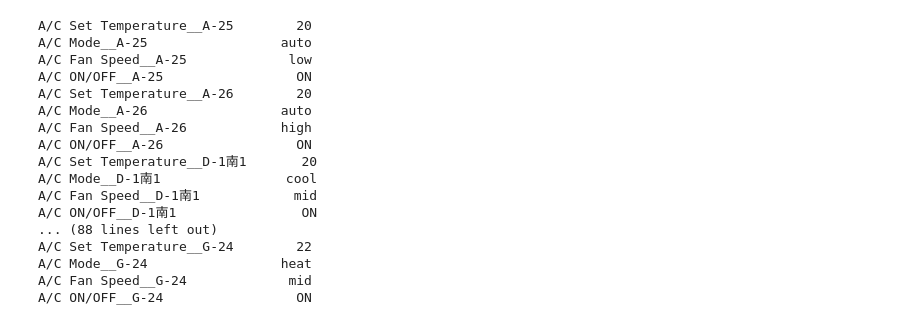
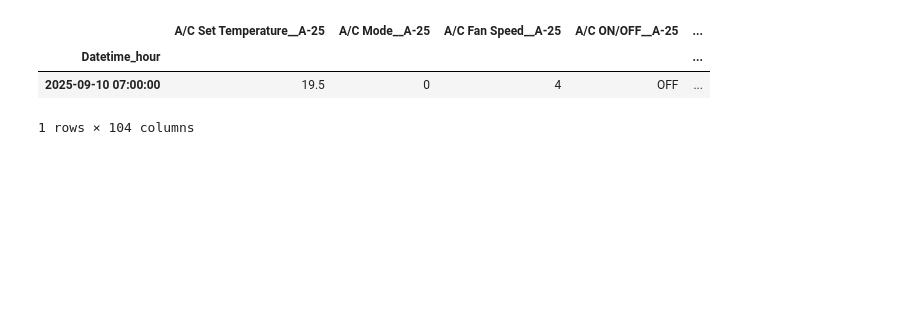
Before and after one commit to MENTERU/AIrux8_opti_logic_prod, a Jupyter notebook: services/airux8-optimize/notebooks/test_agent.ipynb, the cells around one changed output. Drawn from its saved outputs; the diff is of its cells as text; code cells hidden in the pictures; blank space fills up the shorter version.

```diff
--- a/services/airux8-optimize/notebooks/test_agent.ipynb
+++ b/services/airux8-optimize/notebooks/test_agent.ipynb
@@ -125,24 +182,12 @@ onoff_cols = [
 # %%
-set_temp_list = [18, 20, 22, 24, 26]
-set_mode_list = ["cool", "dry", "heat", "auto"]
-set_wind_list = ["low", "mid", "high"]
-set_activate_list = ["OFF", "ON"]
-n_devices = 26
+set_temp_list = set_temp_range
+set_mode_list = set_mode_range
+set_wind_list = set_fan_range
+set_activate_list = set_on_off_range
+n_devices = len(onoff_cols)
 
-# 行動空間（そのまま）
-action_space = gym.spaces.MultiDiscrete(
-    np.array(
-        [
-            len(set_temp_list),
-            len(set_mode_list),
-            len(set_wind_list),
-            len(set_activate_list),
-        ]
-        * n_devices
-    )
-)
 # ★ 観測の shape を“実際の環境に合わせて”設定（例：64次元ベクトル）
-obs_shape = (154,)
+obs_shape = obs.shape
 observation_space = gym.spaces.Box(
     low=-np.inf, high=np.inf, shape=obs_shape, dtype=np.float32
 )
@@ -150,7 +195,7 @@ observation_space = gym.spaces.Box(
 # ★ ダミー環境（必要な属性だけ持つ）
 single_env = types.SimpleNamespace(
     observation_space=observation_space,
-    action_space=action_space,
+    action_space=Env.action_space,
 )
 
 device = torch.device("cuda" if torch.cuda.is_available() else "cpu")
@@ -163,24 +208,26 @@ policy = create_ppo_for_hvac(
     set_temp_list=set_temp_list,
     set_mode_list=set_mode_list,
     set_wind_list=set_wind_list,
-    set_on_off_list=["OFF", "ON"],  # ここに OFF を含める
+    set_on_off_list=set_activate_list,  # ここに OFF を含める
     n_devices=n_devices,
     deterministic_eval=True,
 )
+obs_batched = np.asarray(obs, dtype=np.float32).reshape(1, -1)
 
-# 現在の温度インデックス（例：全デバイス22℃=index2、B=1）
-cur = np.full((1, n_devices), 2, dtype=np.int64)  # -1 を入れたデバイスはマスクしない
+# ② info も Batch 化（current_temp_index が (1, n_devices) ならそのままでOK）
+info_batched = Batch(**info)
 
-obs = np.random.randn(1, *obs_shape).astype(np.float32)
-batch = Batch(obs=obs, info=Batch(current_temp_index=cur))
+# ③ Batch を作って forward
+batch = Batch(obs=obs_batched, info=info_batched)
 
 policy.eval()
 out = policy.forward(batch, deterministic=True)  # ここで ±1 マスクが効く
 act = out.act  # 形は [1, 4*n_devices] または [4*n_devices]
 
 # 3) 列名へマッピング
-series = actions_to_series(
+series = actions_to_frame(
     act,
+    current_time=pd.Timestamp("2025-09-10 07:00:00"),
     set_temp_list=set_temp_list,
     set_mode_list=set_mode_list,
     set_wind_list=set_wind_list,
@@ -191,33 +238,10 @@ series = actions_to_series(
     fan_cols=fan_cols,
     onoff_cols=onoff_cols,
 )
-# %%
-import pandas as pd
-
-with pd.option_context(
-    "display.max_rows",
-    None,  # 行の省略なし
-    "display.max_colwidth",
-    None,  # 長い文字列も省略なし
-    "display.width",
-    0,  # 横幅に合わせて自動改行
-):
-    print(series.to_string())
-# %% [output]
-A/C Set Temperature__A-25        20
-A/C Mode__A-25                 auto
-A/C Fan Speed__A-25             low
-A/C ON/OFF__A-25                 ON
-A/C Set Temperature__A-26        20
-A/C Mode__A-26                 auto
-A/C Fan Speed__A-26            high
-A/C ON/OFF__A-26                 ON
-A/C Set Temperature__D-1南1       20
-A/C Mode__D-1南1                cool
-A/C Fan Speed__D-1南1            mid
-A/C ON/OFF__D-1南1                ON
-... (88 lines left out)
-A/C Set Temperature__G-24        22
-A/C Mode__G-24                 heat
-A/C Fan Speed__G-24             mid
-A/C ON/OFF__G-24                 ON
+# %%
+series
+# %% [output]
+|  | A/C Set Temperature__A-25 | A/C Mode__A-25 | A/C Fan Speed__A-25 | A/C ON/OFF__A-25 | ... |
+| Datetime_hour |  |  |  |  | ... |
+| 2025-09-10 07:00:00 | 19.5 | 0 | 4 | OFF | ... |
+1 rows × 104 columns
```
Also changed, not shown: parts of 8 cells of this notebook, 11 other files.
